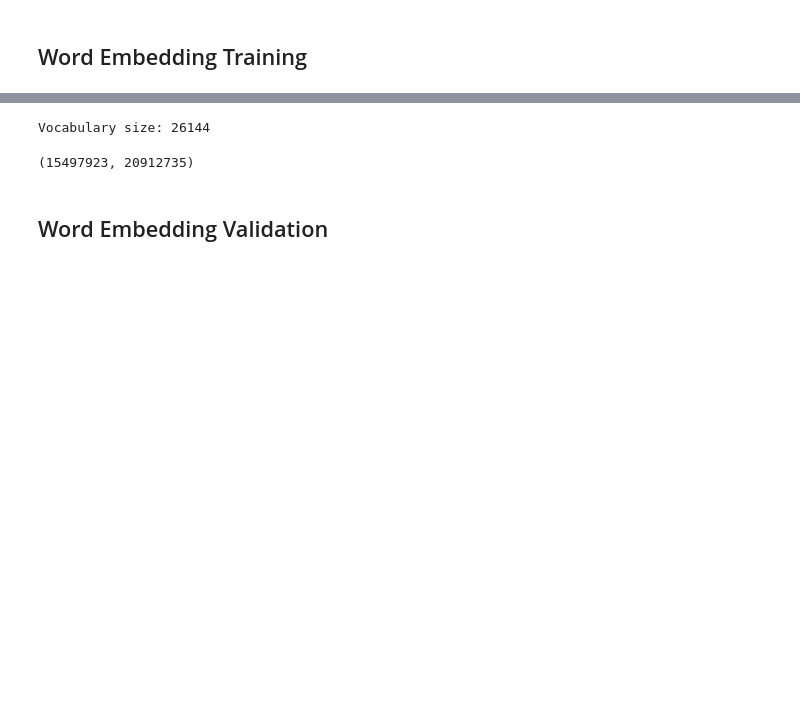
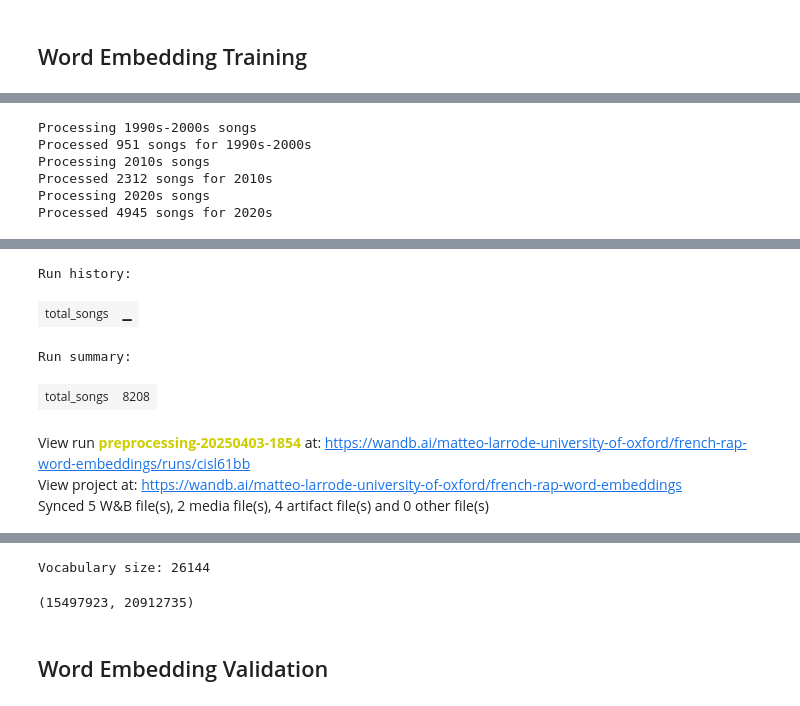
Before and after one commit to MatteoLarrode/NLP-SexismRapFr, a Jupyter notebook: NLP-SexismRapFr.ipynb, the cells around one changed output, grey strips where cells are left out. Cells and saved outputs as stored; diff of their text form; code cells hidden in the pictures; blank space fills up the shorter version.

```diff
--- a/NLP-SexismRapFr.ipynb
+++ b/NLP-SexismRapFr.ipynb
@@ -54,2 +78,69 @@ memory usage: 685.4+ KB
 # %% [markdown]
 ## Word Embedding Training
+# %%
+timestamp = time.strftime('%Y%m%d-%H%M')
+
+# Initialize W&B for the project
+wandb.init(
+    project="french-rap-word-embeddings",
+    name=f"preprocessing-{timestamp}",
+    config={
+        "total_songs": len(songs_df),
+        "timestamp": timestamp
+    }
+)
+
+# Log dataset statistics
+wandb.log({
+    "total_songs": len(songs_df),
+    "decade_distribution": wandb.Table(
+        columns=["decade", "count"],
+        data=[[decade, count] for decade, count in decade_counts.items()]
+    )
+})
+
+# Create decade-specific corpora
+decades = songs_df['decade'].unique()
+corpus_by_decade = {}
+corpus_stats = []
+
+for decade in decades:
+    print(f"Processing {decade} songs")
+    decade_df = songs_df[songs_df['decade'] == decade]
+
+    decade_corpus = [tokens for tokens in decade_df['cleaned_lyrics'].tolist() if tokens]
+    decade_corpus = [tokens for tokens in decade_corpus if tokens]
+    corpus_by_decade[decade] = decade_corpus
+
+    # Create corpus statistics
+    total_tokens = sum(len(song_tokens) for song_tokens in decade_corpus)
+    unique_tokens = len(set(token for song_tokens in decade_corpus for token in song_tokens))
+    avg_tokens_per_song = total_tokens / len(decade_corpus) if decade_corpus else 0
+
+    corpus_stats.append({
+        "decade": decade,
+        "num_songs": len(decade_corpus),
+        "total_tokens": total_tokens,
+        "unique_tokens": unique_tokens,
+        "avg_tokens_per_song": avg_tokens_per_song
+    })
+
+    print(f"Processed {len(decade_corpus)} songs for {decade}")
+
+# Log corpus statistics to W&B
+wandb.log({
+    "corpus_statistics": wandb.Table(
+        columns=["decade", "num_songs", "total_tokens", "unique_tokens", "avg_tokens_per_song"],
+        data=[[s["decade"], s["num_songs"], s["total_tokens"], s["unique_tokens"], s["avg_tokens_per_song"]]
+              for s in corpus_stats]
+    )
+})
+
+# Create an all-decades corpus
+all_decades_corpus = []
+for corpus in corpus_by_decade.values():
+    all_decades_corpus.extend(corpus)
+
+# Finish preprocessing run
+wandb.finish()
+# %% [output]
@@ -55,0 +154,6 @@ memory usage: 685.4+ KB
+Processing 1990s-2000s songs
+Processed 951 songs for 1990s-2000s
+Processing 2010s songs
+Processed 2312 songs for 2010s
+Processing 2020s songs
+Processed 4945 songs for 2020s
@@ -55,0 +161,7 @@ memory usage: 685.4+ KB
+Run history:
+| total_songs | ▁ |
+Run summary:
+| total_songs | 8208 |
+View run preprocessing-20250403-1854 at: https://wandb.ai/matteo-larrode-university-of-oxford/french-rap-word-embeddings/runs/cisl61bb
+View project at: https://wandb.ai/matteo-larrode-university-of-oxford/french-rap-word-embeddings
+Synced 5 W&B file(s), 2 media file(s), 4 artifact file(s) and 0 other file(s)
```
Also changed, not shown: parts of 7 cells of this notebook, 5 other files.
